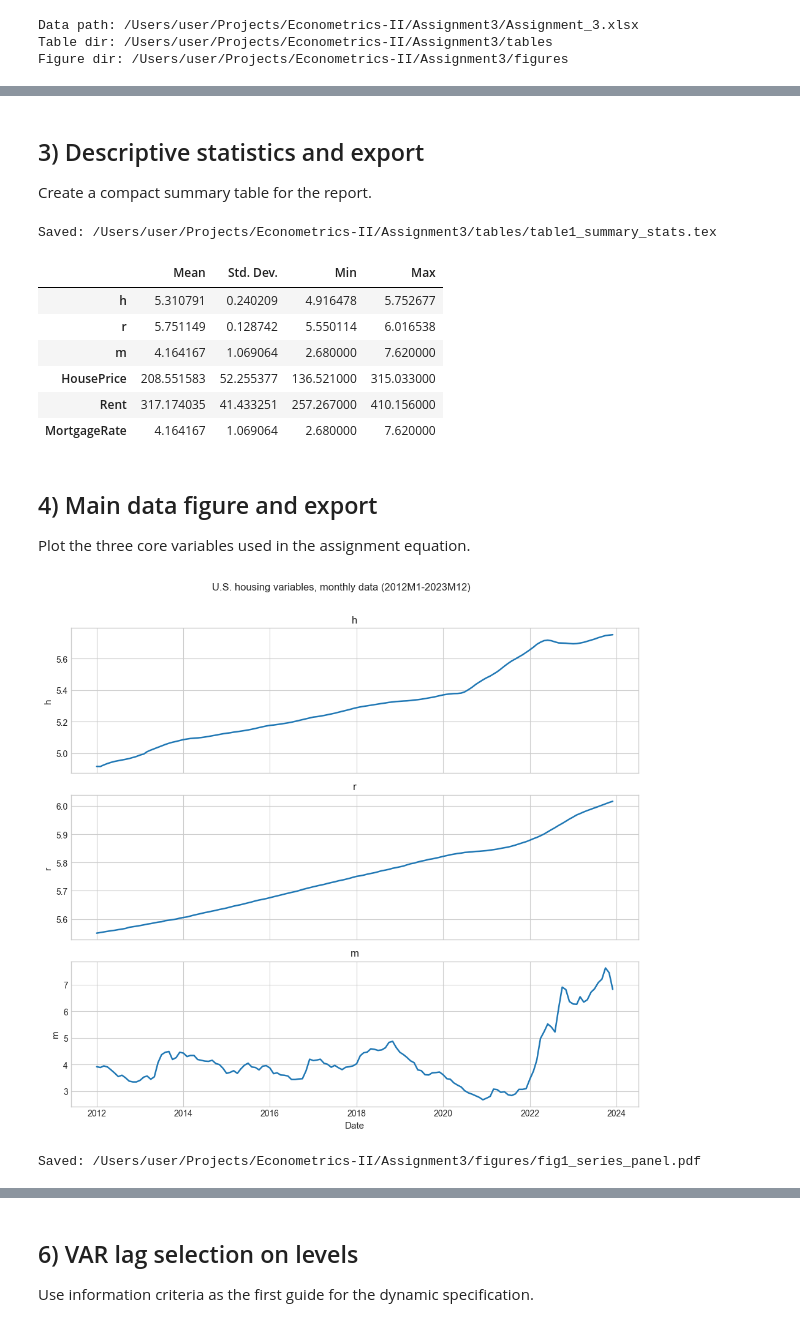
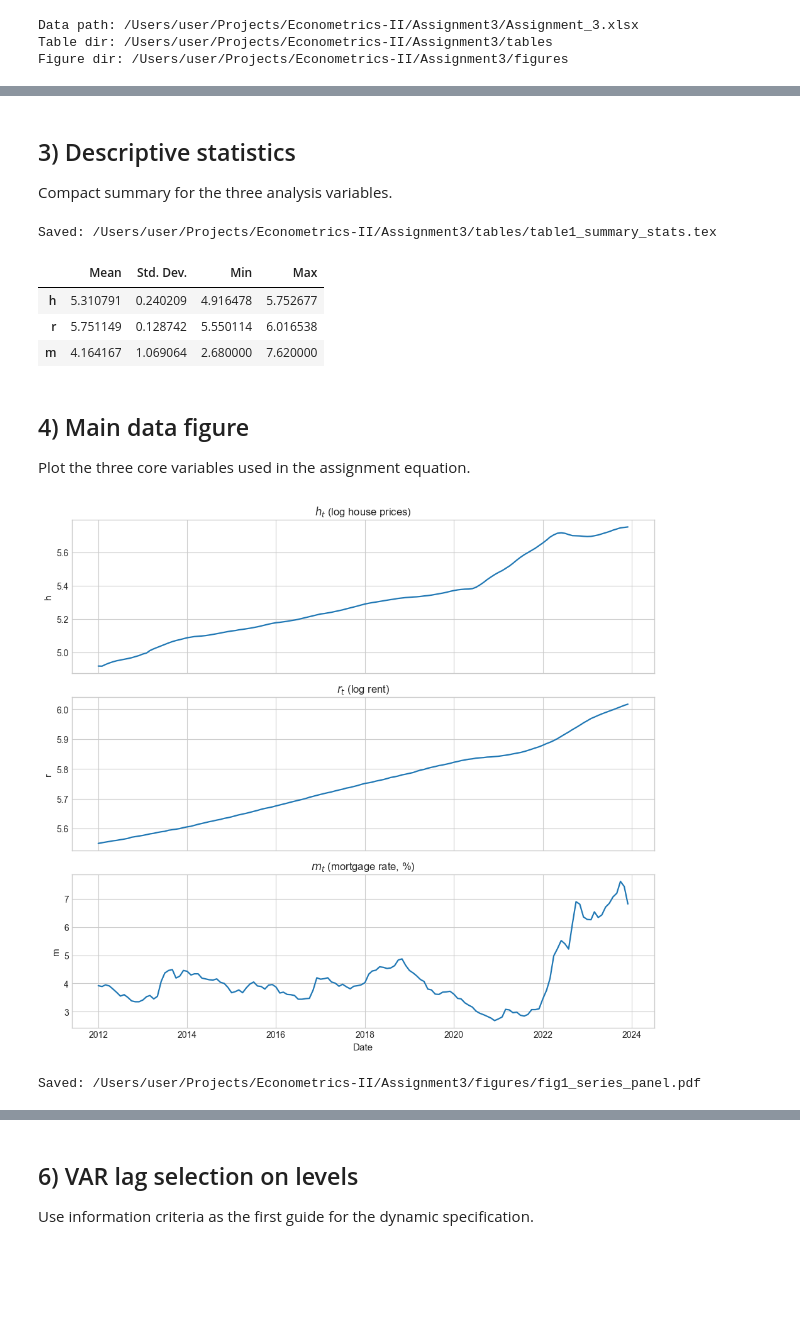
Before and after one commit to rohde01/Econometrics-II, a Jupyter notebook: Assignment3/main.ipynb, the cells around one changed output, grey strips where cells are left out. Drawn from its saved outputs; the diff is of its cells as text; code cells hidden in the pictures; blank space fills up the shorter version.

```diff
--- a/Assignment3/main.ipynb
+++ b/Assignment3/main.ipynb
@@ -57,20 +111,13 @@ if date_col is not None:
     raw[date_col] = pd.to_datetime(raw[date_col])
     raw = raw.set_index(date_col)
 else:
-    # If no explicit date column exists, use a monthly date index from 2000-01.
     raw.index = pd.date_range(start="2000-01-01", periods=len(raw), freq="MS")
 
-expected = ["HousePrice", "Rent", "MortgageRate", "h", "r", "m"]
-missing = [c for c in expected if c not in raw.columns]
-if missing:
-    print("Warning: missing expected columns:", missing)
+raw = raw.sort_index()
+df_full = raw.copy()
+df = raw.loc["2012-01-01":"2023-12-01"].copy()
 
-df = raw.copy().sort_index()
-df = df.loc["2012-01-01":"2023-12-01"].copy()
-
-print("Data shape (analysis sample):", df.shape)
-print("Date range:", df.index.min().date(), "to", df.index.max().date())
-print("Columns:", list(df.columns))
-
+print("Main sample shape:", df.shape, "range:", df.index.min().date(), "to", df.index.max().date())
+print("Full sample shape:", df_full.shape, "range:", df_full.index.min().date(), "to", df_full.index.max().date())
 df.head()
 # %% [output]
@@ -85,28 +131,21 @@ Columns: ['Unnamed: 0', 'HousePrice', 'Rent', 'MortgageRate', 'h', 'r', 'm']
 | 2012-04-01 | 2012(4) | 139.143 | 258.977 | 3.91 | 4.935502 | 5.556739 | 3.91 |
 | 2012-05-01 | 2012(5) | 140.144 | 259.481 | 3.80 | 4.942670 | 5.558683 | 3.80 |
 # %% [markdown]
-## 3) Descriptive statistics and export
-Create a compact summary table for the report.
+## 3) Descriptive statistics
+Compact summary for the three analysis variables.
 # %%
-summary_vars = [c for c in ["h", "r", "m", "HousePrice", "Rent", "MortgageRate"] if c in df.columns]
+summary_vars = ["h", "r", "m"]
 summary = df[summary_vars].describe().T[["mean", "std", "min", "max"]].copy()
-summary = summary.rename(columns={
-    "mean": "Mean",
-    "std": "Std. Dev.",
-    "min": "Min",
-    "max": "Max",
-})
+summary.columns = ["Mean", "Std. Dev.", "Min", "Max"]
 
-table1_path = TABLE_DIR / "table1_summary_stats.tex"
-latex_table = summary.to_latex(
-    float_format="%.4f",
-    caption="Summary statistics, January 2012 to December 2023.",
+write_table(
+    summary,
+    TABLE_DIR / "table1_summary_stats.tex",
+    caption="Summary statistics for the analysis variables, 2012M1--2023M12.",
     label="tab:summary_stats",
+    index_name="Variable",
 )
-with open(table1_path, "w", encoding="utf-8") as f:
-    f.write(latex_table)
-
-print(f"Saved: {table1_path}")
+print("Saved:", TABLE_DIR / "table1_summary_stats.tex")
 summary
 # %% [output]
 Saved: /Users/user/Projects/Econometrics-II/Assignment3/tables/table1_summary_stats.tex
@@ -114,34 +153,28 @@ Saved: /Users/user/Projects/Econometrics-II/Assignment3/tables/table1_summary_st
 | h | 5.310791 | 0.240209 | 4.916478 | 5.752677 |
 | r | 5.751149 | 0.128742 | 5.550114 | 6.016538 |
 | m | 4.164167 | 1.069064 | 2.680000 | 7.620000 |
-| HousePrice | 208.551583 | 52.255377 | 136.521000 | 315.033000 |
-| Rent | 317.174035 | 41.433251 | 257.267000 | 410.156000 |
-| MortgageRate | 4.164167 | 1.069064 | 2.680000 | 7.620000 |
 # %% [markdown]
-## 4) Main data figure and export
+## 4) Main data figure
 Plot the three core variables used in the assignment equation.
 # %%
-plot_cols = [c for c in ["h", "r", "m"] if c in df.columns]
-if len(plot_cols) < 3:
-    raise ValueError("Expected columns h, r, m were not all found in the analysis sample.")
+plot_cols = ["h", "r", "m"]
 
 fig, axes = plt.subplots(3, 1, figsize=(10, 9), sharex=True)
+labels = {"h": "$h_t$ (log house prices)", "r": "$r_t$ (log rent)", "m": "$m_t$ (mortgage rate, %)"}
 for i, c in enumerate(plot_cols):
-    axes[i].plot(df.index, df[c], lw=1.8)
-    axes[i].set_title(c)
+    axes[i].plot(df.index, df[c], lw=1.6)
+    axes[i].set_title(labels[c])
     axes[i].set_ylabel(c)
 
 axes[-1].set_xlabel("Date")
-fig.suptitle("U.S. housing variables, monthly data (2012M1-2023M12)", y=1.01)
 fig.tight_layout()
 
 fig1_path = FIGURE_DIR / "fig1_series_panel.pdf"
 fig.savefig(fig1_path, bbox_inches="tight")
 plt.show()
-
-print(f"Saved: {fig1_path}")
+print("Saved:", fig1_path)
 # %% [output]
-[figure, old version]
+[figure, new version]
 Saved: /Users/user/Projects/Econometrics-II/Assignment3/figures/fig1_series_panel.pdf
 # %% [markdown]
 ## 5) Unit-root testing (ADF)
```
Also changed, not shown: parts of 18 cells of this notebook.
